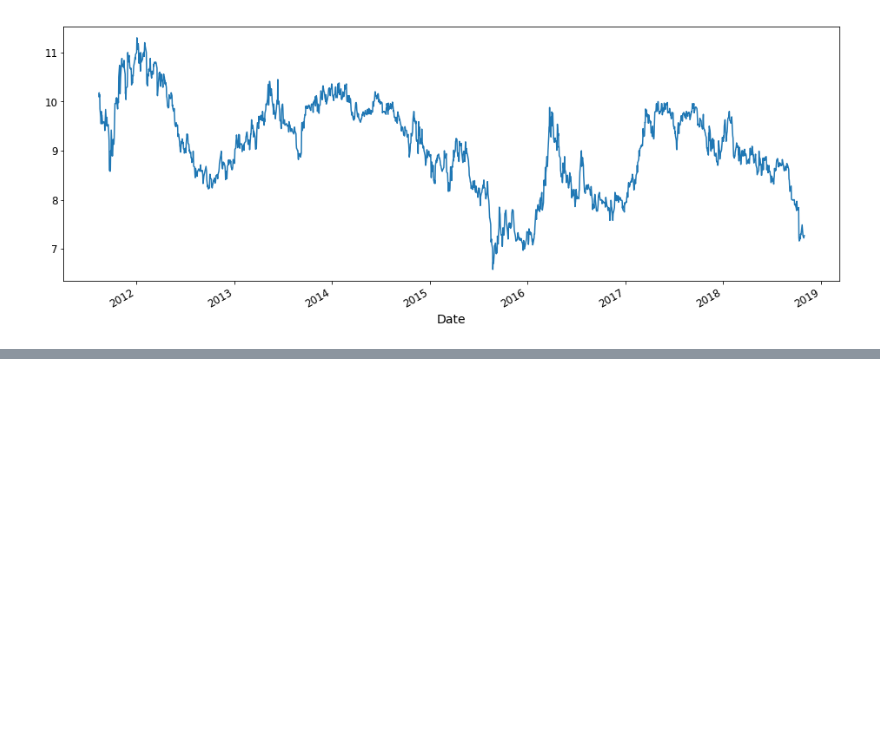
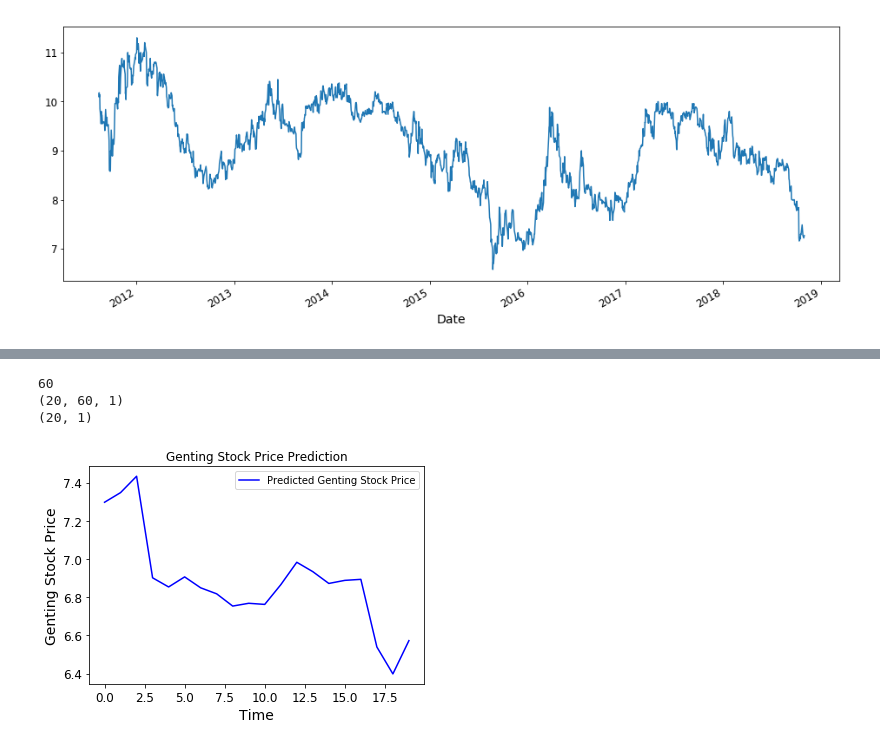
Before and after one commit to mengwangk/ai-playground, a Jupyter notebook: notebook/LSTM.ipynb, the cells around one changed output, grey strips where cells are left out. Cells and saved outputs as stored; diff of their text form; code cells hidden in the pictures; blank space fills up the shorter version.

```diff
--- a/notebook/LSTM.ipynb
+++ b/notebook/LSTM.ipynb
@@ -129,0 +194,6 @@ dataset.rolling(7).mean().head(20)
+# %%
+# Compiling the RNN
+regressor.compile(optimizer = 'adam', loss = 'mean_squared_error')
+
+# Fitting the RNN to the Training set
+regressor.fit(X_train, y_train, epochs = 100, batch_size = 32)
@@ -129,0 +219,3 @@ dataset.rolling(7).mean().head(20)
+# %%
+dataset_test = pd.read_csv('data/GENTING_test_set.csv', parse_dates=True)
+clean_dataset(dataset_test)
@@ -129,0 +245,3 @@ dataset.rolling(7).mean().head(20)
+# %%
+test_set=dataset_test['Open']
+test_set=pd.DataFrame(test_set)
@@ -129,0 +257,5 @@ dataset.rolling(7).mean().head(20)
+# %%
+# Feature Scaling
+from sklearn.preprocessing import MinMaxScaler
+sc = MinMaxScaler(feature_range = (0, 1))
+test_set_scaled = sc.fit_transform(test_set)
@@ -129,0 +272,47 @@ dataset.rolling(7).mean().head(20)
+# %%
+# Getting the predicted stock price of 2017
+dataset_total = pd.concat((dataset['Open'], dataset_test['Open']), axis = 0)
+inputs = dataset_total[len(dataset_total) - len(dataset_test) - 60:].values
+inputs = inputs.reshape(-1,1)
+inputs = sc.transform(inputs)
+X_test = []
+for i in range(60, 80):
+    X_test.append(inputs[i-60:i, 0])
+print(len(X_test[0]))
+X_test = np.array(X_test)
+X_test = np.reshape(X_test, (X_test.shape[0], X_test.shape[1], 1))
+predicted_stock_price = regressor.predict(X_test)
+predicted_stock_price = sc.inverse_transform(predicted_stock_price)
+print(X_test.shape)
+print(predicted_stock_price.shape)
+
+inputs = dataset_total[len(dataset_total) - len(dataset_test) - 60:].values
+inputs = inputs.reshape(-1,1)
+real_stock_price = []
+for i in range(60, 80):
+    real_stock_price.append(inputs[i-60:i, 0])
+real_stock_price = np.array(real_stock_price)
+#print(real_stock_price)
+
+#print(predicted_stock_price.shape)
+#print(real_stock_prices.shape)
+#real_stock_prices = dataset_total[len(dataset_total) - len(dataset_test) - 60:].values
+#real_stock_prices = real_stock_prices.reshape(-1,1)
+#print(len(real_stock_prices))
+#print(len(predicted_stock_price))
+
+# Visualising the results
+#plt.plot(real_stock_prices, color = 'red', label = 'Real Genting Stock Price')
+plt.plot(predicted_stock_price, color = 'blue', label = 'Predicted Genting Stock Price')
+plt.title('Genting Stock Price Prediction')
+plt.xlabel('Time')
+plt.ylabel('Genting Stock Price')
+plt.legend()
+plt.show()
+#print(predicted_stock_price)
+#print(test_set)
+# %% [output]
+60
+(20, 60, 1)
+(20, 1)
+[figure, added]
```
Also changed, not shown: parts of 54 cells of this notebook, 6 other files.
